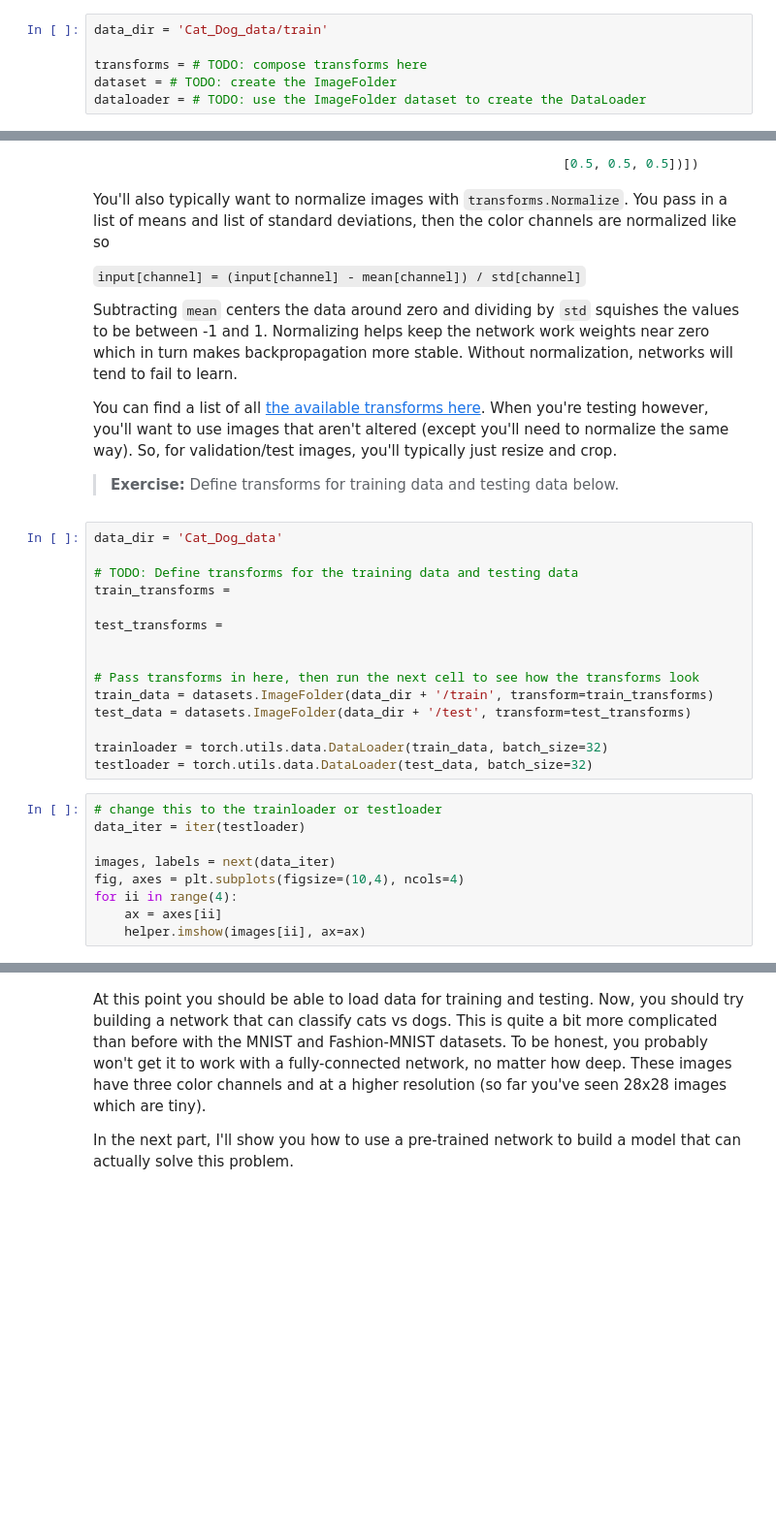
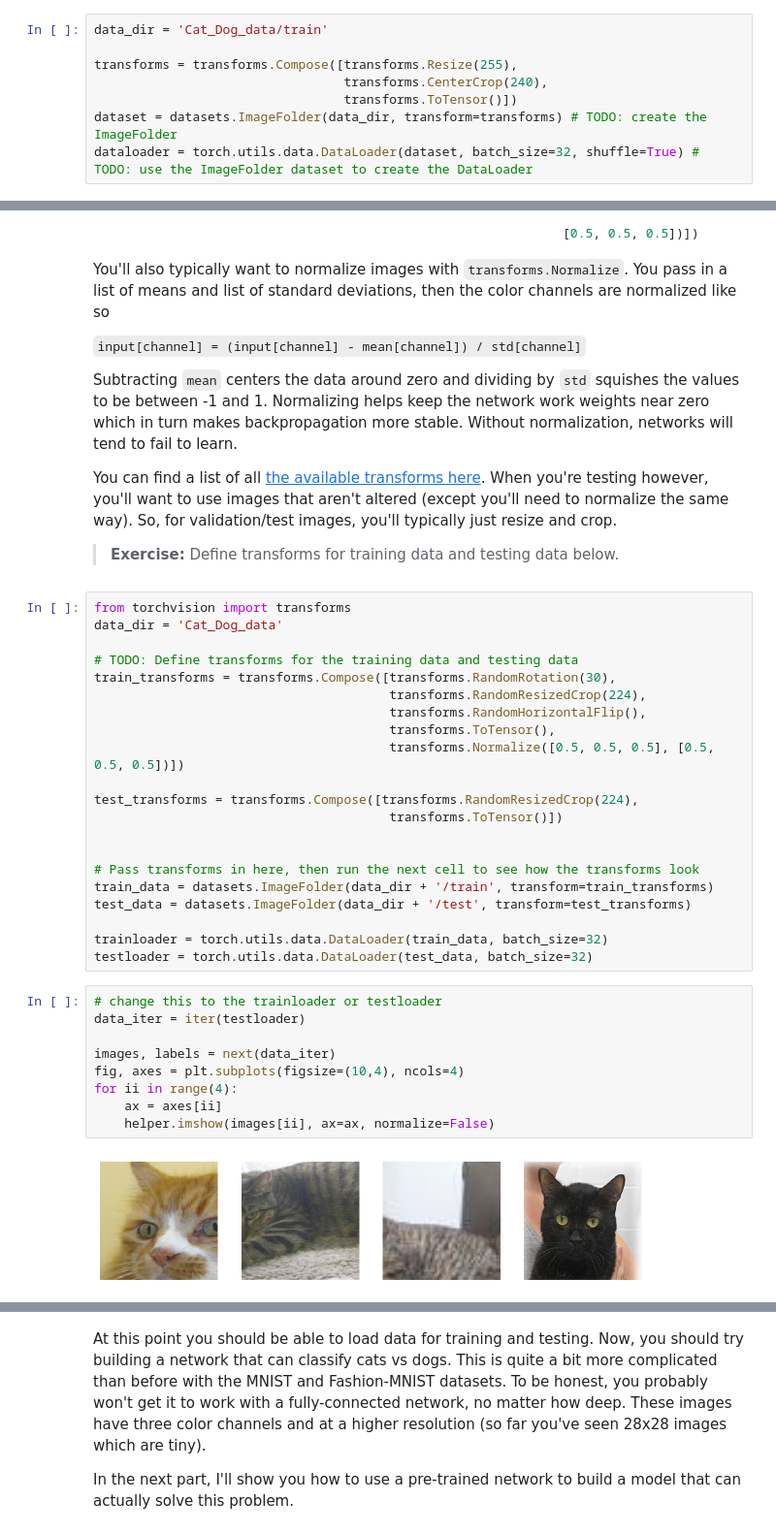
Before and after one commit to CodeInDna/Data-Science-Exercises, a Jupyter notebook: Deep_Learning/04_Deep_Learning_With_Pytorch/07_Loading_Image_Data.ipynb, the cells around one changed output, grey strips where cells are left out. Shown at 97% size. Saved outputs shown, nothing was run; the diff lists cells and outputs as text; blank space fills up the shorter version.

Commit message:
Loading Image Data and passing parameters to Loader

```diff
--- a/Deep_Learning/04_Deep_Learning_With_Pytorch/07_Loading_Image_Data.ipynb
+++ b/Deep_Learning/04_Deep_Learning_With_Pytorch/07_Loading_Image_Data.ipynb
@@ -74,9 +76,11 @@ images, labels = next(iter(dataloader))
 # %%
 data_dir = 'Cat_Dog_data/train'
 
-transforms = # TODO: compose transforms here
-dataset = # TODO: create the ImageFolder
-dataloader = # TODO: use the ImageFolder dataset to create the DataLoader
+transforms = transforms.Compose([transforms.Resize(255),
+                                 transforms.CenterCrop(240),
+                                 transforms.ToTensor()])
+dataset = datasets.ImageFolder(data_dir, transform=transforms) # TODO: create the ImageFolder
+dataloader = torch.utils.data.DataLoader(dataset, batch_size=32, shuffle=True) # TODO: use the ImageFolder dataset to create the DataLoader
 # %%
 # Run this to test your data loader
 images, labels = next(iter(dataloader))
@@ -111,12 +118,18 @@ You can find a list of all [the available transforms here](http://pytorch.org/do
 
 >**Exercise:** Define transforms for training data and testing data below.
 # %%
+from torchvision import transforms
 data_dir = 'Cat_Dog_data'
 
 # TODO: Define transforms for the training data and testing data
-train_transforms =
+train_transforms = transforms.Compose([transforms.RandomRotation(30),
+                                       transforms.RandomResizedCrop(224),
+                                       transforms.RandomHorizontalFlip(),
+                                       transforms.ToTensor(),
+                                       transforms.Normalize([0.5, 0.5, 0.5], [0.5, 0.5, 0.5])])
 
-test_transforms =
+test_transforms = transforms.Compose([transforms.RandomResizedCrop(224),
+                                       transforms.ToTensor()])
 
 
 # Pass transforms in here, then run the next cell to see how the transforms look
@@ -128,12 +141,14 @@ testloader = torch.utils.data.DataLoader(test_data, batch_size=32)
 # %%
 # change this to the trainloader or testloader
 data_iter = iter(testloader)
 
 images, labels = next(data_iter)
 fig, axes = plt.subplots(figsize=(10,4), ncols=4)
 for ii in range(4):
     ax = axes[ii]
-    helper.imshow(images[ii], ax=ax)
+    helper.imshow(images[ii], ax=ax, normalize=False)
+# %% [output]
+[figure, added]
 # %% [markdown]
 Your transformed images should look something like this.
 
```
Also changed, not shown: parts of 2 cells of this notebook.
